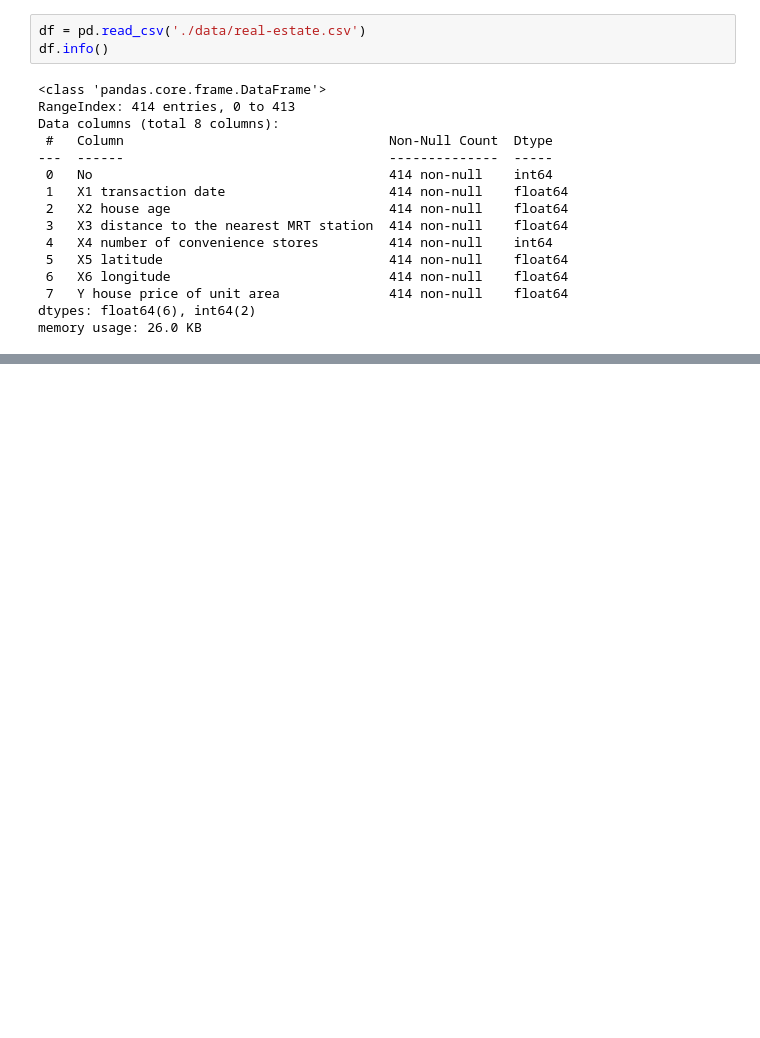
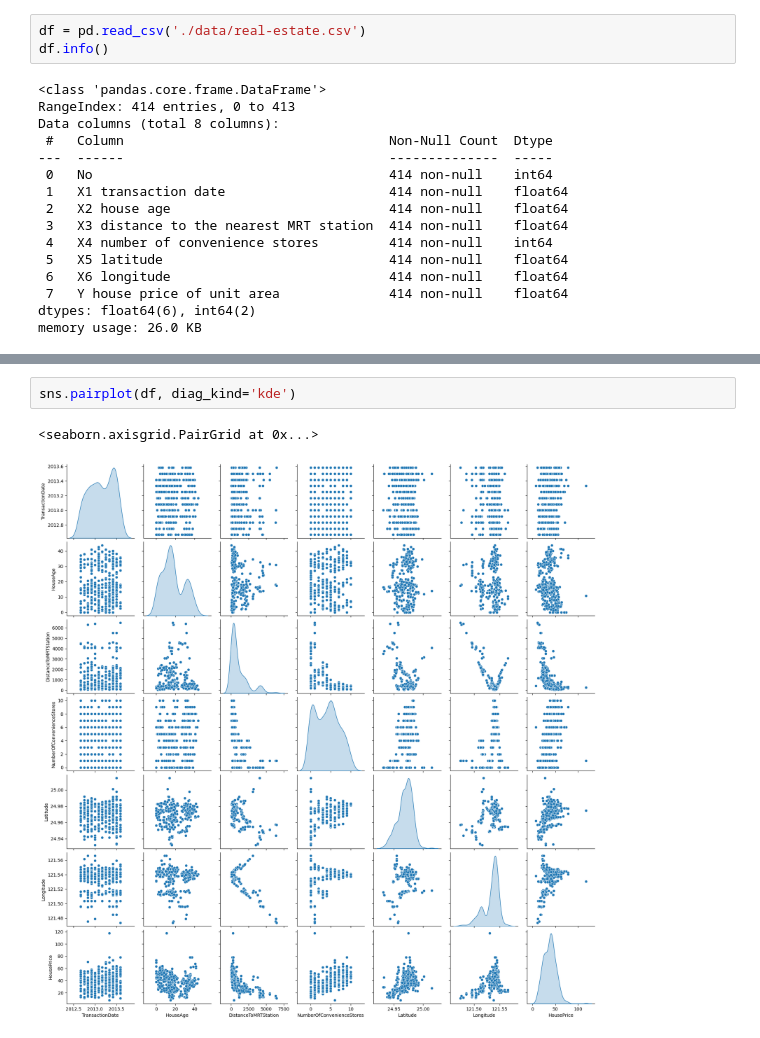
Before and after one commit to satya00089/kaggle-learnings, a Jupyter notebook: polynomial/real-estate/real-estate.ipynb, the cells around one changed output, grey strips where cells are left out. Cells and saved outputs as stored; diff of their text form; blank space fills up the shorter version.

```diff
--- a/polynomial/real-estate/real-estate.ipynb
+++ b/polynomial/real-estate/real-estate.ipynb
@@ -64,0 +80,5 @@ plt.scatter(df['TransactionDate'], df['HousePrice'])
+# %%
+sns.pairplot(df, diag_kind='kde')
+# %% [output]
+<seaborn.axisgrid.PairGrid at 0x...>
+[figure, added]
```
Also changed, not shown: parts of 16 cells of this notebook.
